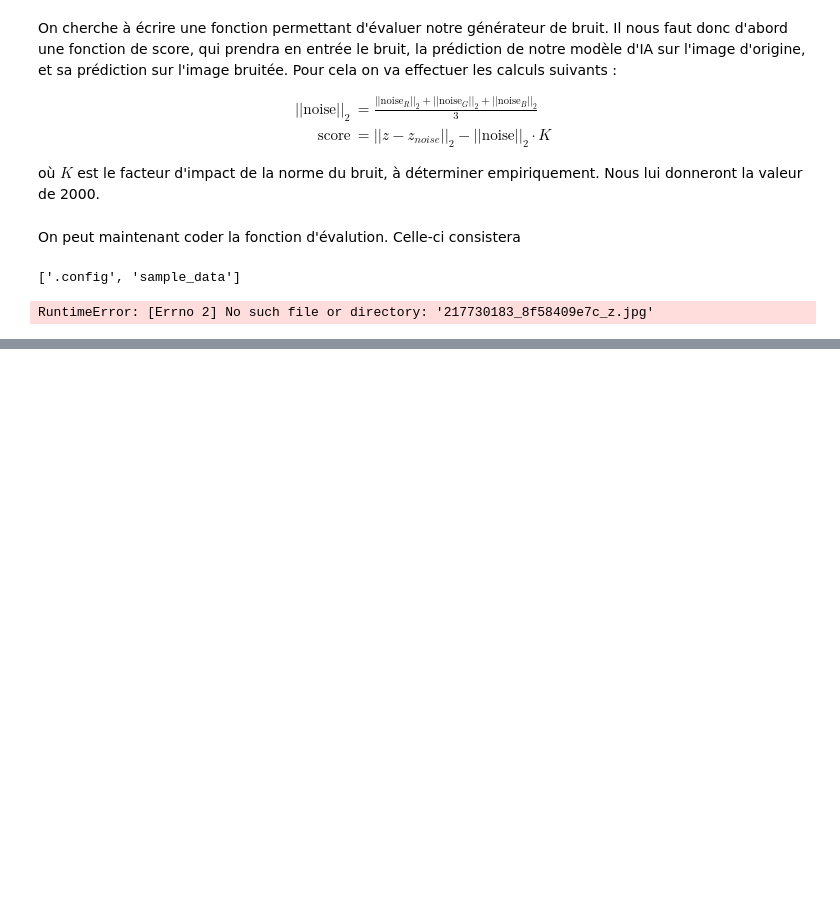
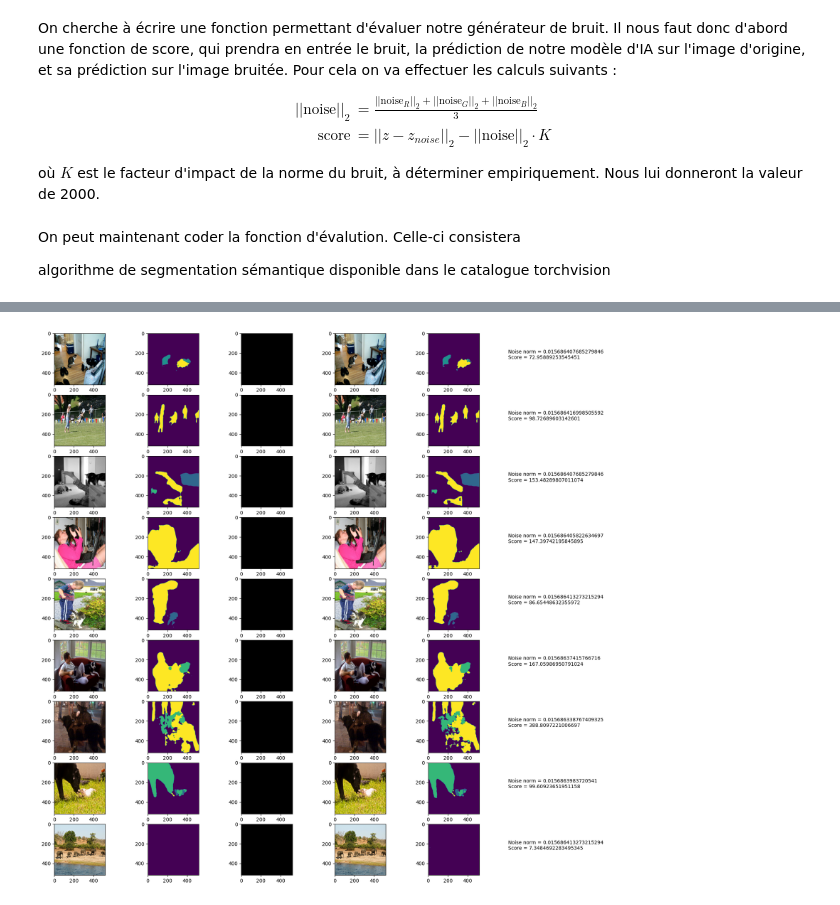
Before and after one commit to TheFox272/MI201, a Jupyter notebook: MI201_rapport.ipynb, the cells around one changed output, grey strips where cells are left out. Drawn from its saved outputs; the diff is of its cells as text; code cells hidden in the pictures; blank space fills up the shorter version.

```diff
--- a/MI201_rapport.ipynb
+++ b/MI201_rapport.ipynb
@@ -55,21 +77,24 @@ où $K$ est le facteur d'impact de la norme du bruit, à déterminer empiriqueme
 def score(noise, original_prediction, new_prediction, noise_factor=2000):
     noise_norm = torch.mean(torch.linalg.matrix_norm(noise))   # le bruit est une matrice 3*512*512 (R,G,B), on fait donc la moyenne des normes 2 sur chaque sous-matrice
     prediction_diff_norm = torch.linalg.matrix_norm((original_prediction - new_prediction).double())   # on calcul ici simplement la norme 2 de la différence
-    return prediction_diff_norm - noise_norm * noise_factor
+    return noise_norm, prediction_diff_norm
 # %% [markdown]
 On peut maintenant coder la fonction d'évalution. Celle-ci consistera
+
+algorithme de segmentation sémantique disponible dans le catalogue torchvision
 # %%
-def build_original_prediction():
-  x = torch.stack(images, dim=0)
+# Build original prediction
+x = torch.stack(images, dim=0)
 
-  W = torchvision.models.segmentation.DeepLabV3_ResNet50_Weights.COCO_WITH_VOC_LABELS_V1
-  net = torchvision.models.segmentation.deeplabv3_resnet50(weights=W)
+W = torchvision.models.segmentation.DeepLabV3_ResNet50_Weights.COCO_WITH_VOC_LABELS_V1
+net = torchvision.models.segmentation.deeplabv3_resnet50(weights=W)
+net = net.cuda()
 
-  with torch.no_grad():
-    x_transformed = (W.transforms())(x).cuda()
-    z_original = net(x_transformed)["out"][:, [0, 8, 12, 15], :, :]
-    _, z_original = z_original.max(1)
-  torch.save(z_original, "../data/z_original.t")
+with torch.no_grad():
+  x_transformed = (W.transforms())(x).cuda()
+  z_original = net(x_transformed)["out"][:, [0, 8, 12, 15], :, :]
+  _, z_original = z_original.max(1)
+torch.save(z_original, "data/z_original.t")
 # %%
 import matplotlib.pyplot as plt
 
@@ -134,10 +150,6 @@ def gaussian_noise(image):
     noise = torch.randn_like(image)
     noise *= max_noise / torch.mean(torch.linalg.matrix_norm(noise))
     return image + noise
-# %%
-avg_score = evaluator(gaussian_noise)
-
-print(f"average score = {avg_score}")
-# %% [output]
-['.config', 'sample_data']
-RuntimeError: [Errno 2] No such file or directory: '217730183_8f58409e7c_z.jpg'
+# %%
+evaluator(gaussian_noise)
+# %% [output]
@@ -143,0 +174 @@ RuntimeError: [Errno 2] No such file or directory: '217730183_8f58409e7c_z.jpg'
+[figure, added]
```
Also changed, not shown: parts of 4 cells of this notebook.
